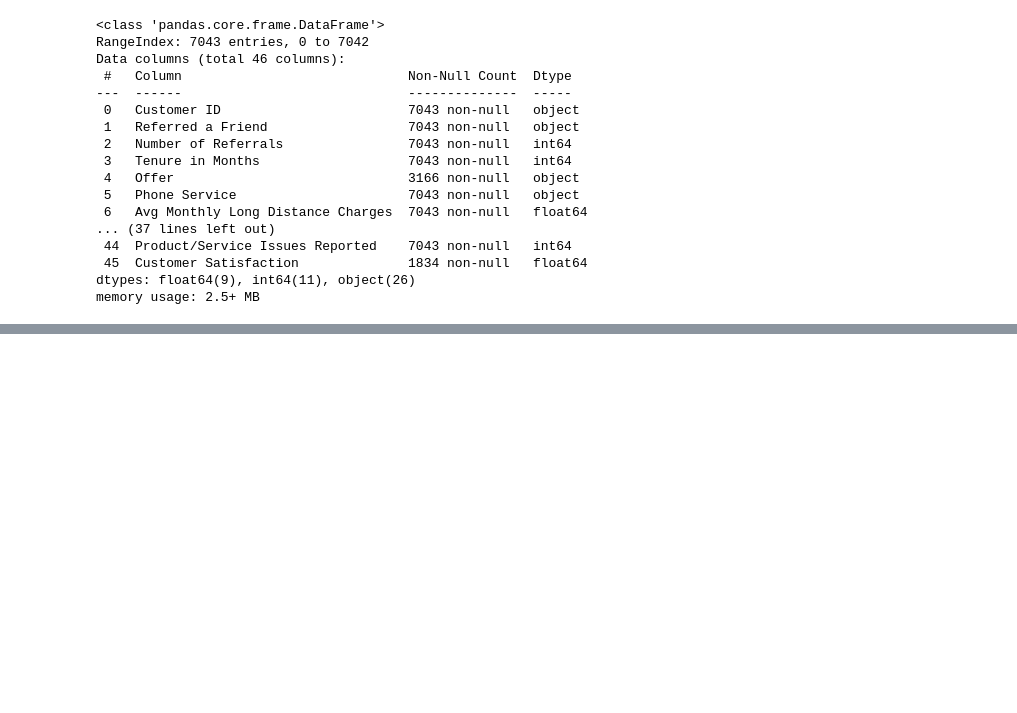
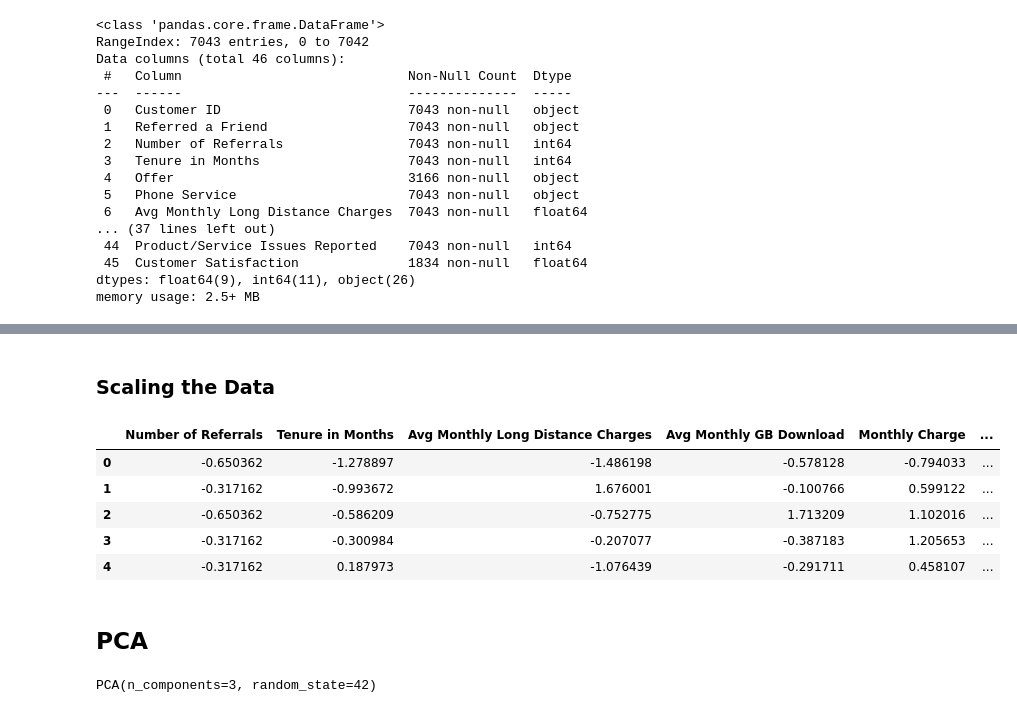
Before and after one commit to lis497/UCBerkeley-Haas-ML, a Jupyter notebook: M6/M6_TryIt2_Customer_Segmentation.ipynb, the cells around one changed output, grey strips where cells are left out. Drawn from its saved outputs; the diff is of its cells as text; code cells hidden in the pictures; blank space fills up the shorter version.

```diff
--- a/M6/M6_TryIt2_Customer_Segmentation.ipynb
+++ b/M6/M6_TryIt2_Customer_Segmentation.ipynb
@@ -62,0 +154,19 @@ df.describe()
+# %% [markdown]
+### Scaling the Data
+# %%
+df_scaled = (df_clean - df_clean.mean())/ df_clean.std()
+df_scaled.head()
+# %% [output]
+|  | Number of Referrals | Tenure in Months | Avg Monthly Long Distance Charges | Avg Monthly GB Download | Monthly Charge | ... |
+| 0 | -0.650362 | -1.278897 | -1.486198 | -0.578128 | -0.794033 | ... |
+| 1 | -0.317162 | -0.993672 | 1.676001 | -0.100766 | 0.599122 | ... |
+| 2 | -0.650362 | -0.586209 | -0.752775 | 1.713209 | 1.102016 | ... |
+| 3 | -0.317162 | -0.300984 | -0.207077 | -0.387183 | 1.205653 | ... |
+| 4 | -0.317162 | 0.187973 | -1.076439 | -0.291711 | 0.458107 | ... |
+# %% [markdown]
+## PCA
+# %%
+pca = PCA(n_components = 3, random_state = 42)
+pca
+# %% [output]
+PCA(n_components=3, random_state=42)
```
Also changed, not shown: parts of 15 cells of this notebook.
